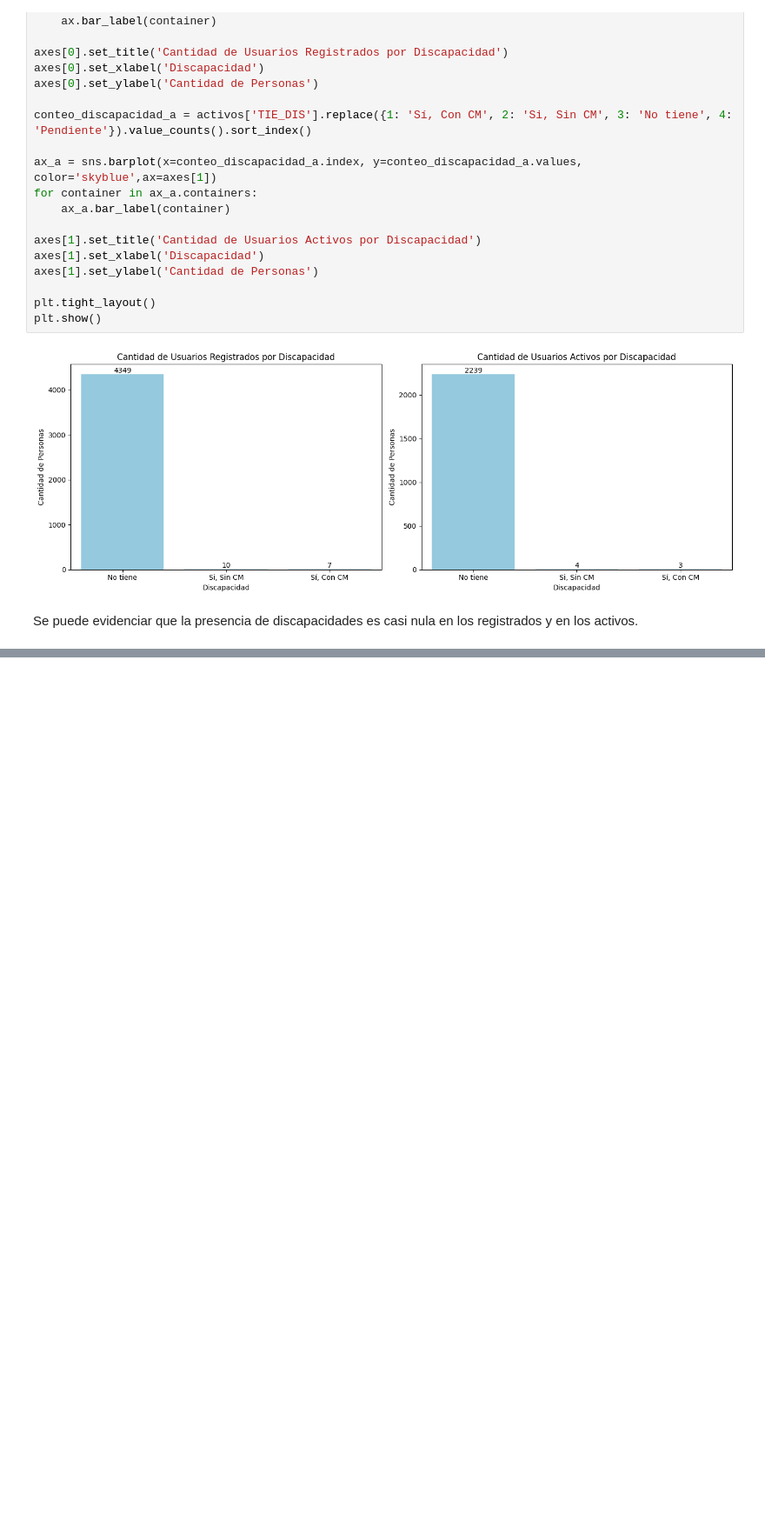
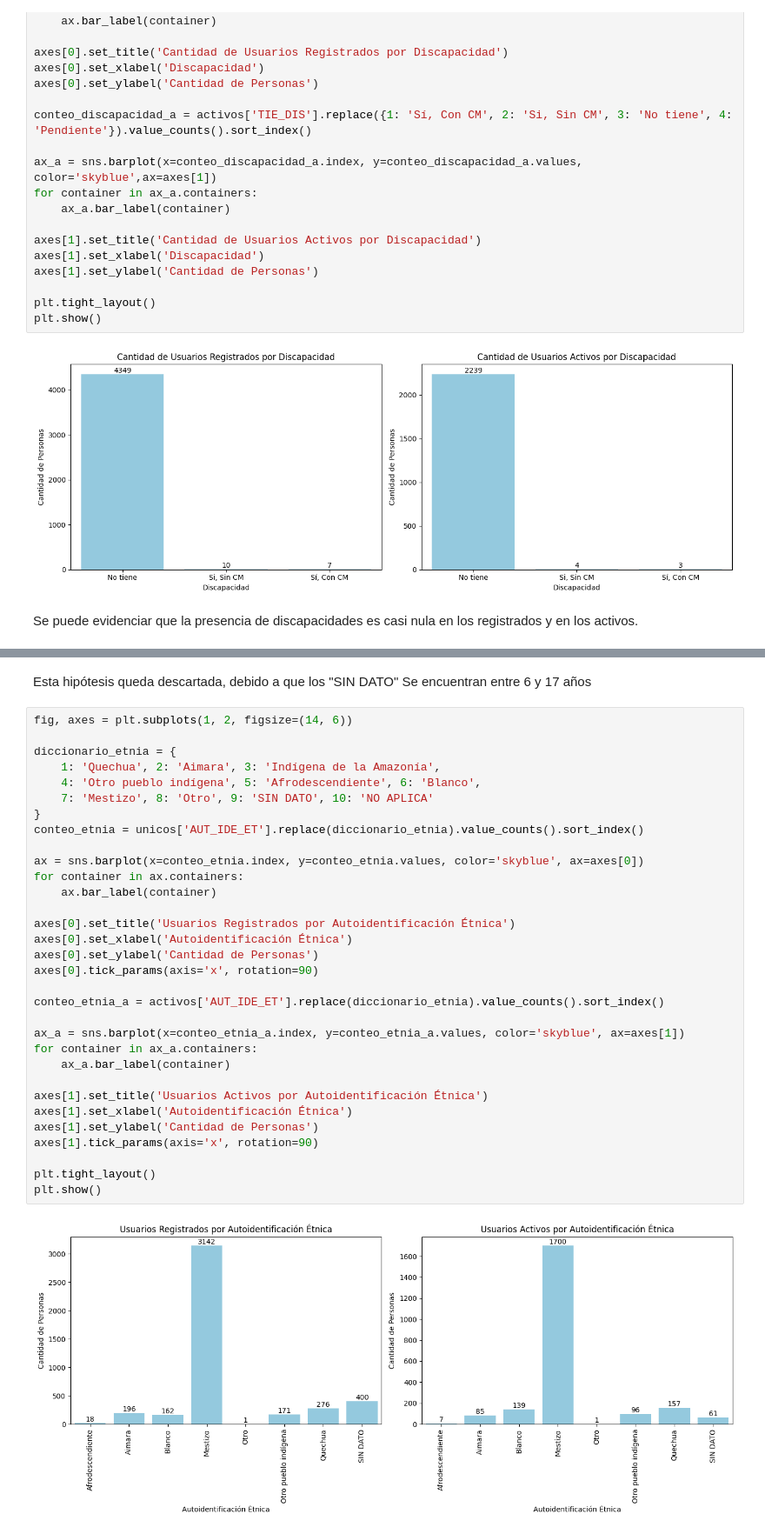
Before and after one commit to Amolihua/proyectos-peque-DS, a Jupyter notebook: Atendidos/EDA.ipynb, the cells around one changed output, grey strips where cells are left out. Shown at 87% size. Drawn from its saved outputs; the diff is of its cells as text; blank space fills up the shorter version.

```diff
--- a/Atendidos/EDA.ipynb
+++ b/Atendidos/EDA.ipynb
@@ -378,0 +486,36 @@ Se puede evidenciar que la presencia de discapacidades es casi nula en los regis
+# %% [markdown]
+Esta hipótesis queda descartada, debido a que los "SIN DATO" Se encuentran entre 6 y 17 años
+# %%
+fig, axes = plt.subplots(1, 2, figsize=(14, 6))
+
+diccionario_etnia = {
+    1: 'Quechua', 2: 'Aimara', 3: 'Indígena de la Amazonía',
+    4: 'Otro pueblo indígena', 5: 'Afrodescendiente', 6: 'Blanco',
+    7: 'Mestizo', 8: 'Otro', 9: 'SIN DATO', 10: 'NO APLICA'
+}
+conteo_etnia = unicos['AUT_IDE_ET'].replace(diccionario_etnia).value_counts().sort_index()
+
+ax = sns.barplot(x=conteo_etnia.index, y=conteo_etnia.values, color='skyblue', ax=axes[0])
+for container in ax.containers:
+    ax.bar_label(container)
+
+axes[0].set_title('Usuarios Registrados por Autoidentificación Étnica')
+axes[0].set_xlabel('Autoidentificación Étnica')
+axes[0].set_ylabel('Cantidad de Personas')
+axes[0].tick_params(axis='x', rotation=90)
+
+conteo_etnia_a = activos['AUT_IDE_ET'].replace(diccionario_etnia).value_counts().sort_index()
+
+ax_a = sns.barplot(x=conteo_etnia_a.index, y=conteo_etnia_a.values, color='skyblue', ax=axes[1])
+for container in ax_a.containers:
+    ax_a.bar_label(container)
+
+axes[1].set_title('Usuarios Activos por Autoidentificación Étnica')
+axes[1].set_xlabel('Autoidentificación Étnica')
+axes[1].set_ylabel('Cantidad de Personas')
+axes[1].tick_params(axis='x', rotation=90)
+
+plt.tight_layout()
+plt.show()
+# %% [output]
+[figure, added]
```
Also changed, not shown: parts of 16 cells of this notebook.
